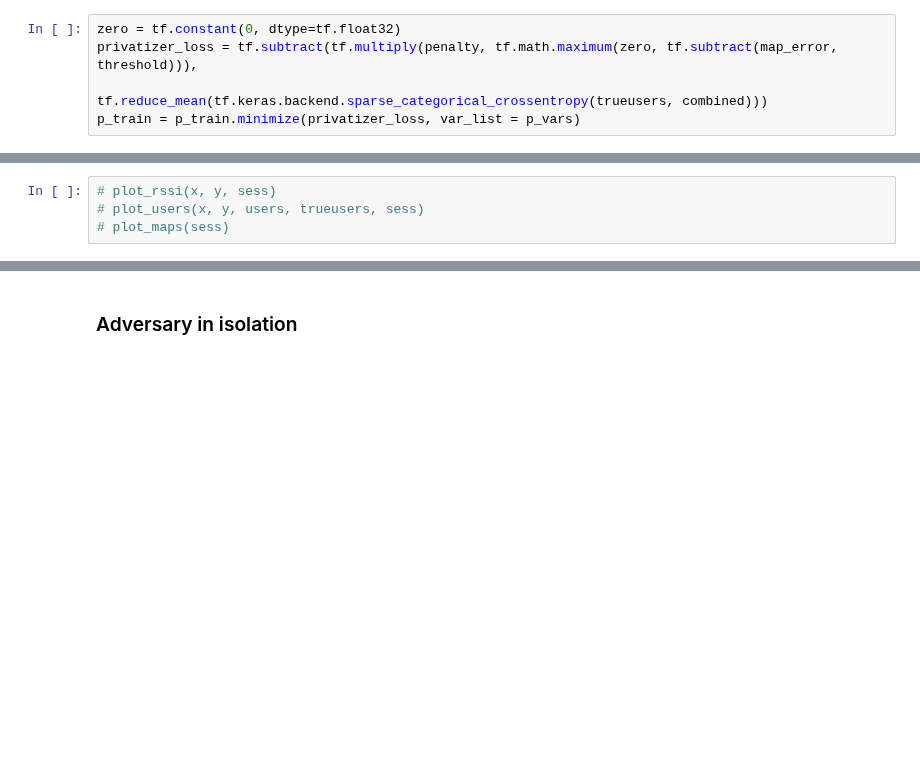
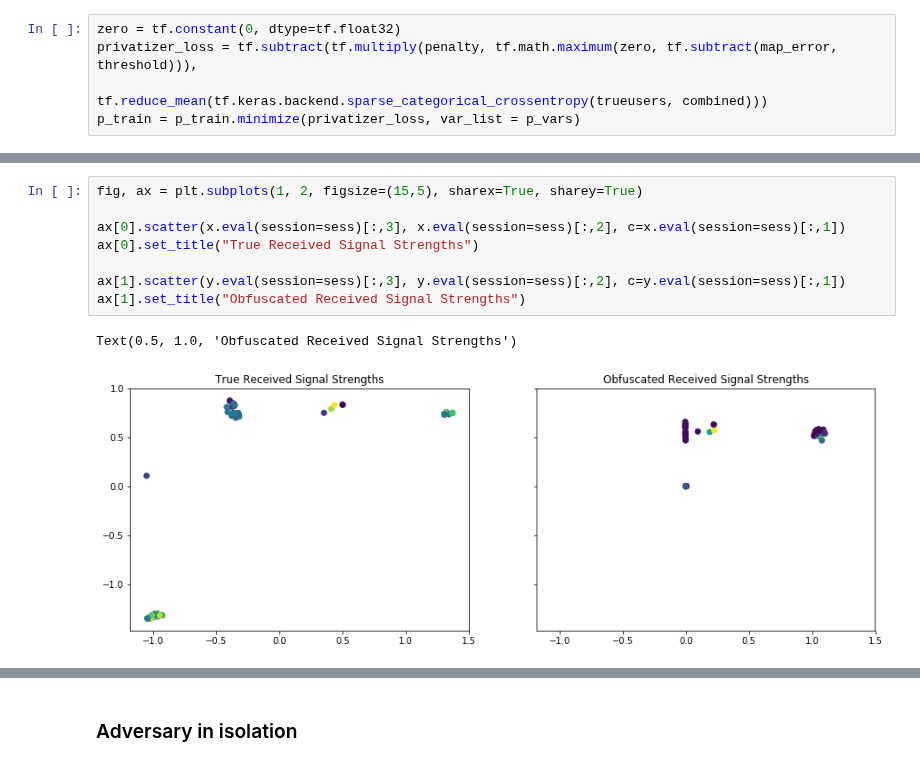
Before and after one commit to lillyclark/privacy-utility, a Jupyter notebook: GAP final version.ipynb, the cells around one changed output, grey strips where cells are left out. Saved outputs shown, nothing was run; the diff lists cells and outputs as text; blank space fills up the shorter version.

```diff
--- a/GAP final version.ipynb
+++ b/GAP final version.ipynb
@@ -225,4 +224,11 @@ Text(0.5, 0.98, 'Privatizer loss over all iterations')
-# %%
-# plot_rssi(x, y, sess)
-# plot_users(x, y, users, trueusers, sess)
-# plot_maps(sess)
+# %%
+fig, ax = plt.subplots(1, 2, figsize=(15,5), sharex=True, sharey=True)
+
+ax[0].scatter(x.eval(session=sess)[:,3], x.eval(session=sess)[:,2], c=x.eval(session=sess)[:,1])
+ax[0].set_title("True Received Signal Strengths")
+
+ax[1].scatter(y.eval(session=sess)[:,3], y.eval(session=sess)[:,2], c=y.eval(session=sess)[:,1])
+ax[1].set_title("Obfuscated Received Signal Strengths")
+# %% [output]
+Text(0.5, 1.0, 'Obfuscated Received Signal Strengths')
+[figure, added]
```
Also changed, not shown: parts of 26 cells of this notebook.
